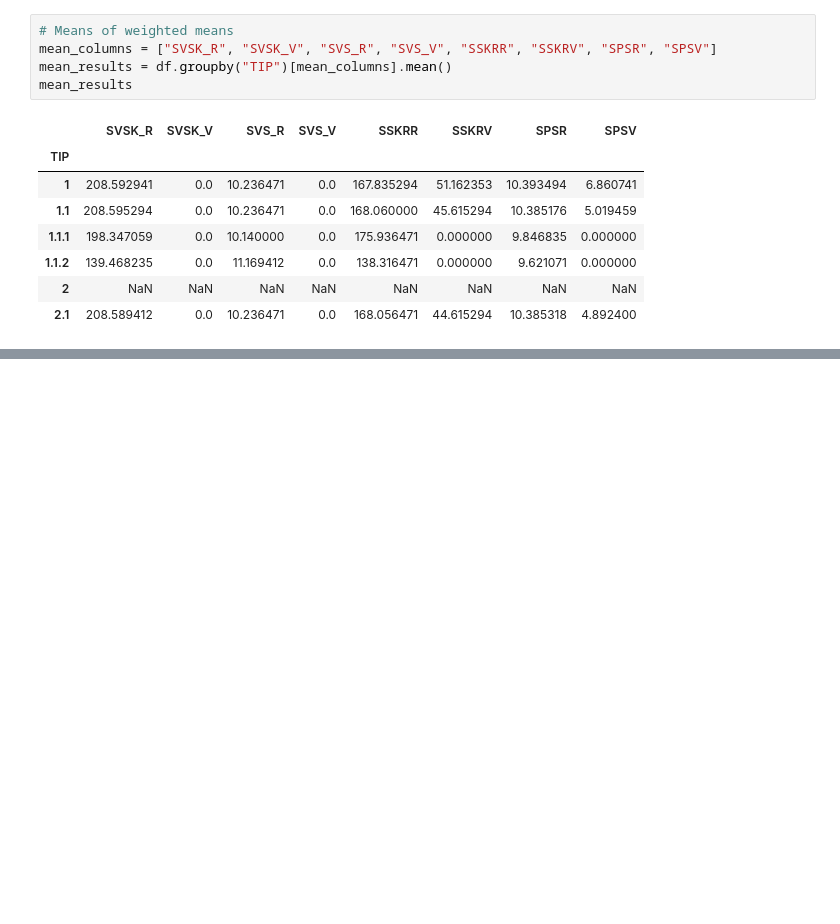
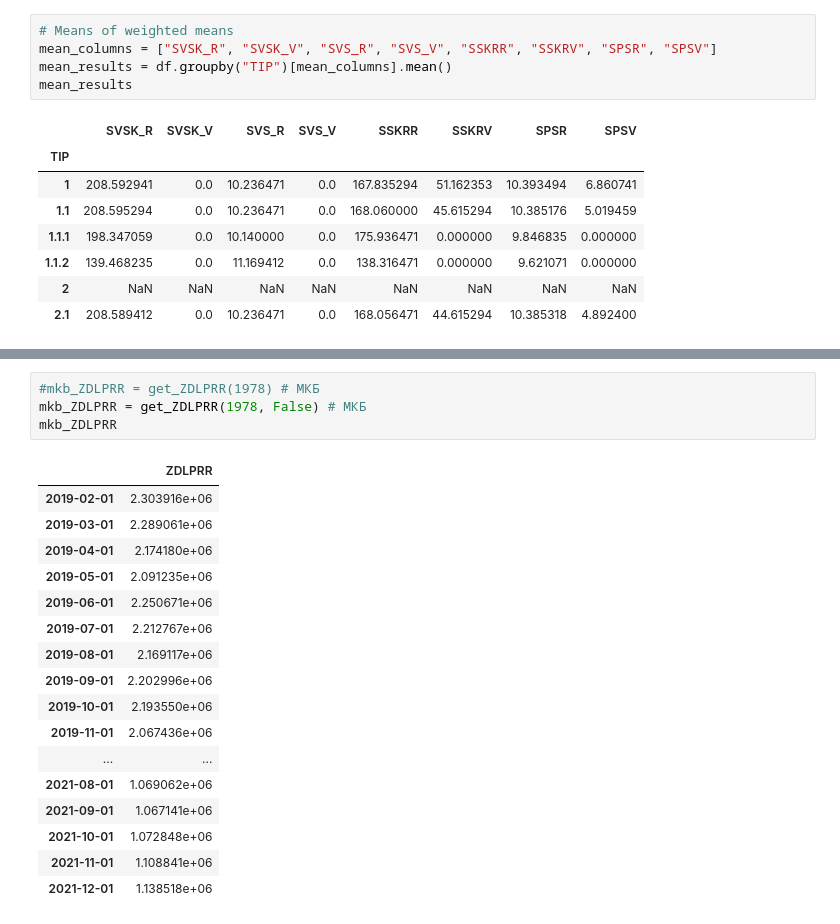
Before and after one commit to JarlPenguin/anomaly_analysis_2025, a Jupyter notebook: analysis.ipynb, the cells around one changed output, grey strips where cells are left out. Cells and saved outputs as stored; diff of their text form; blank space fills up the shorter version.

```diff
--- a/analysis.ipynb
+++ b/analysis.ipynb
@@ -101,0 +132,22 @@ df
+# %%
+#mkb_ZDLPRR = get_ZDLPRR(1978) # МКБ
+mkb_ZDLPRR = get_ZDLPRR(1978, False) # МКБ
+mkb_ZDLPRR
+# %% [output]
+|  | ZDLPRR |
+| 2019-02-01 | 2.303916e+06 |
+| 2019-03-01 | 2.289061e+06 |
+| 2019-04-01 | 2.174180e+06 |
+| 2019-05-01 | 2.091235e+06 |
+| 2019-06-01 | 2.250671e+06 |
+| 2019-07-01 | 2.212767e+06 |
+| 2019-08-01 | 2.169117e+06 |
+| 2019-09-01 | 2.202996e+06 |
+| 2019-10-01 | 2.193550e+06 |
+| 2019-11-01 | 2.067436e+06 |
+| ... | ... |
+| 2021-08-01 | 1.069062e+06 |
+| 2021-09-01 | 1.067141e+06 |
+| 2021-10-01 | 1.072848e+06 |
+| 2021-11-01 | 1.108841e+06 |
+| 2021-12-01 | 1.138518e+06 |
```
Also changed, not shown: parts of 6 cells of this notebook.
